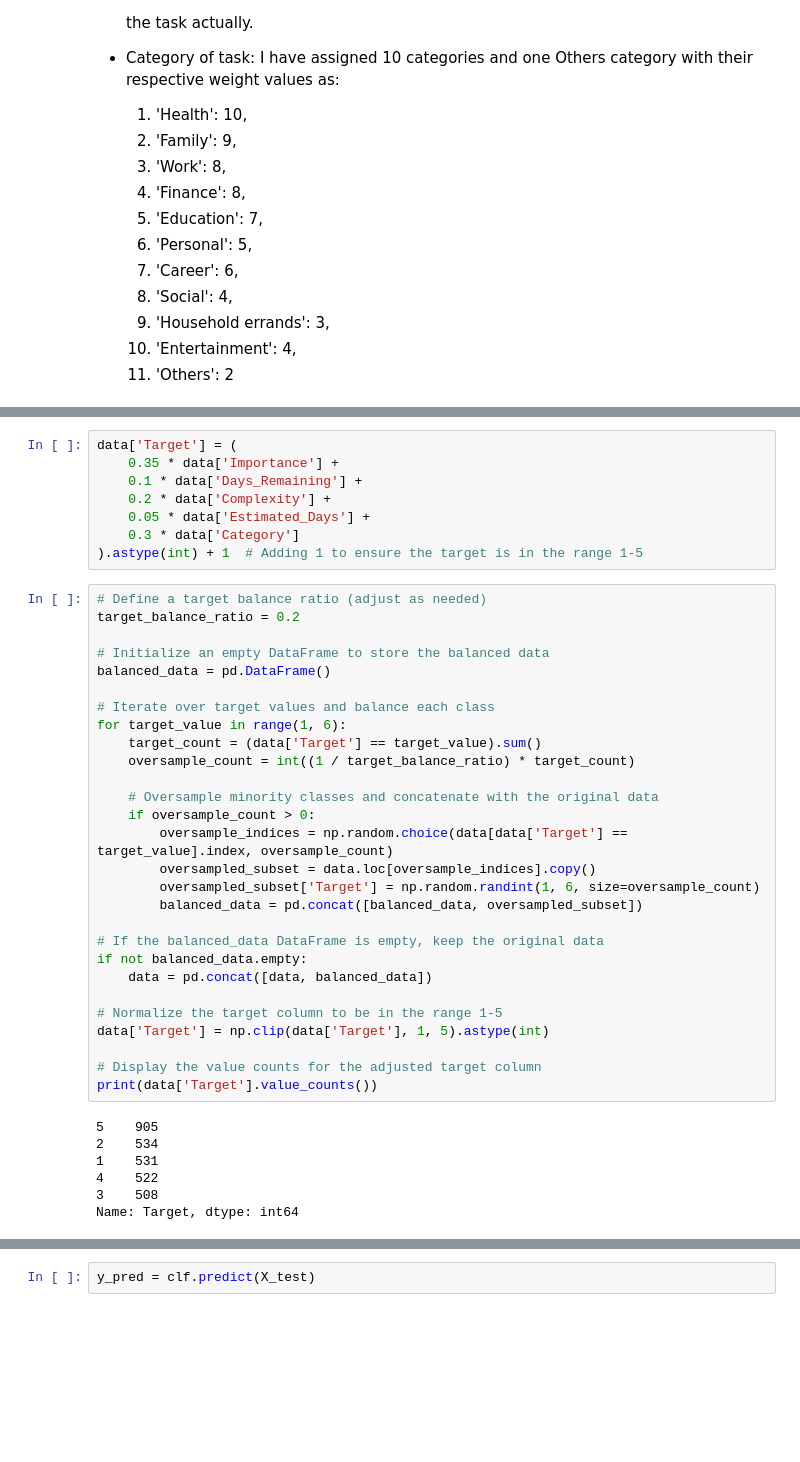
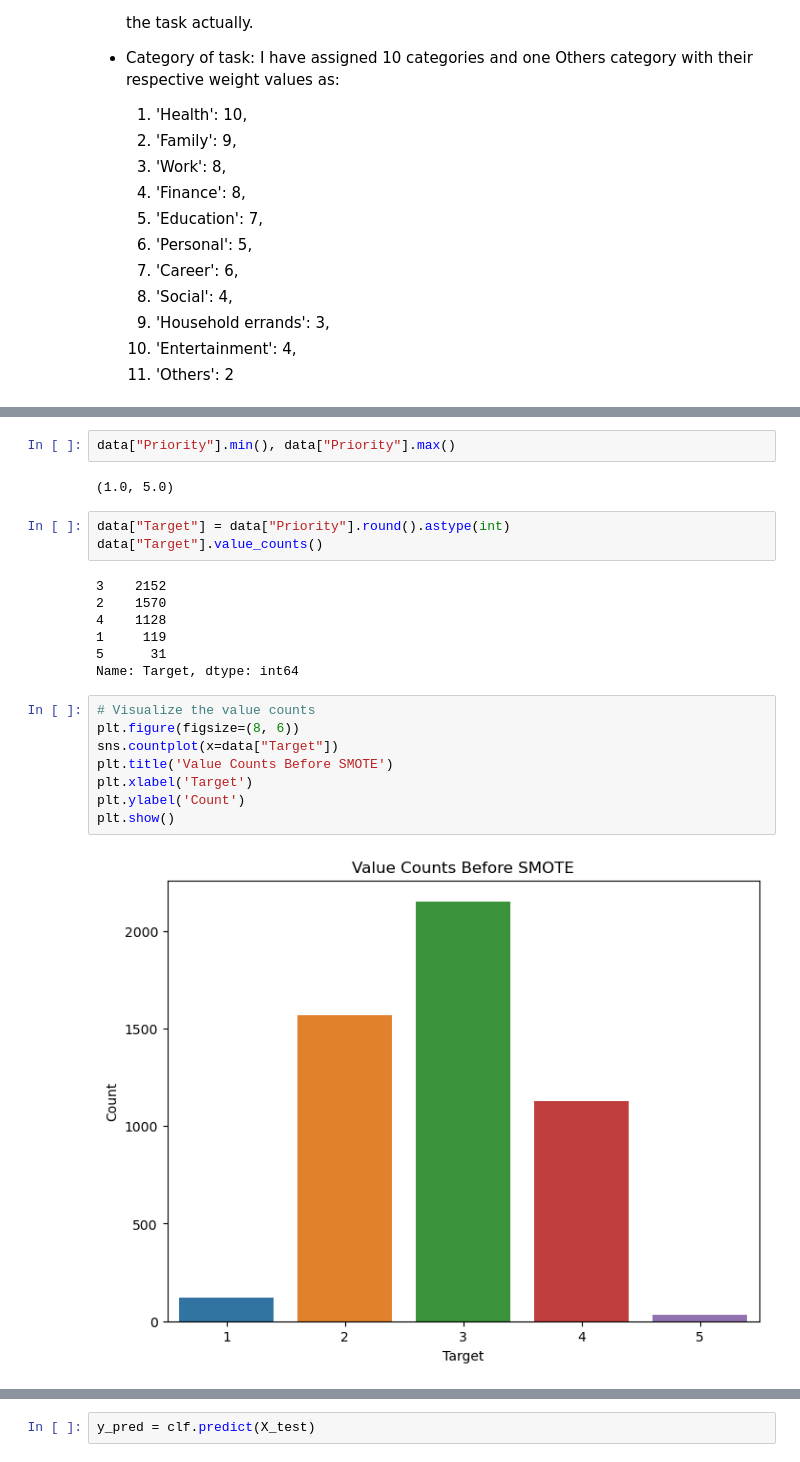
Before and after one commit to rupeshghimire7/TaskManager, a Jupyter notebook: static/Data and Model notebook.ipynb, the cells around one changed output, grey strips where cells are left out. Cells and saved outputs as stored; diff of their text form; blank space fills up the shorter version.

```diff
--- a/static/Data and Model notebook.ipynb
+++ b/static/Data and Model notebook.ipynb
@@ -159,43 +98,24 @@ For target column, we will consider all feature columns and multiply with some w
 # %%
-data['Target'] = (
-    0.35 * data['Importance'] +
-    0.1 * data['Days_Remaining'] +
-    0.2 * data['Complexity'] +
-    0.05 * data['Estimated_Days'] +
-    0.3 * data['Category']
-).astype(int) + 1  # Adding 1 to ensure the target is in the range 1-5
+data["Priority"].min(), data["Priority"].max()
+# %% [output]
+(1.0, 5.0)
+# %%
+data["Target"] = data["Priority"].round().astype(int)
+data["Target"].value_counts()
+# %% [output]
+3    2152
+2    1570
+4    1128
+1     119
+5      31
+Name: Target, dtype: int64
 # %%
-# Define a target balance ratio (adjust as needed)
-target_balance_ratio = 0.2
-
-# Initialize an empty DataFrame to store the balanced data
-balanced_data = pd.DataFrame()
-
-# Iterate over target values and balance each class
-for target_value in range(1, 6):
-    target_count = (data['Target'] == target_value).sum()
-    oversample_count = int((1 / target_balance_ratio) * target_count)
-
-    # Oversample minority classes and concatenate with the original data
-    if oversample_count > 0:
-        oversample_indices = np.random.choice(data[data['Target'] == target_value].index, oversample_count)
-        oversampled_subset = data.loc[oversample_indices].copy()
-        oversampled_subset['Target'] = np.random.randint(1, 6, size=oversample_count)
-        balanced_data = pd.concat([balanced_data, oversampled_subset])
-
-# If the balanced_data DataFrame is empty, keep the original data
-if not balanced_data.empty:
-    data = pd.concat([data, balanced_data])
-
-# Normalize the target column to be in the range 1-5
-data['Target'] = np.clip(data['Target'], 1, 5).astype(int)
-
-# Display the value counts for the adjusted target column
-print(data['Target'].value_counts())
+# Visualize the value counts
+plt.figure(figsize=(8, 6))
+sns.countplot(x=data["Target"])
+plt.title('Value Counts Before SMOTE')
+plt.xlabel('Target')
+plt.ylabel('Count')
+plt.show()
 # %% [output]
-5    905
-2    534
-1    531
-4    522
-3    508
-Name: Target, dtype: int64
+[figure, added]
```
Also changed, not shown: parts of 31 cells of this notebook, 7 other files.
